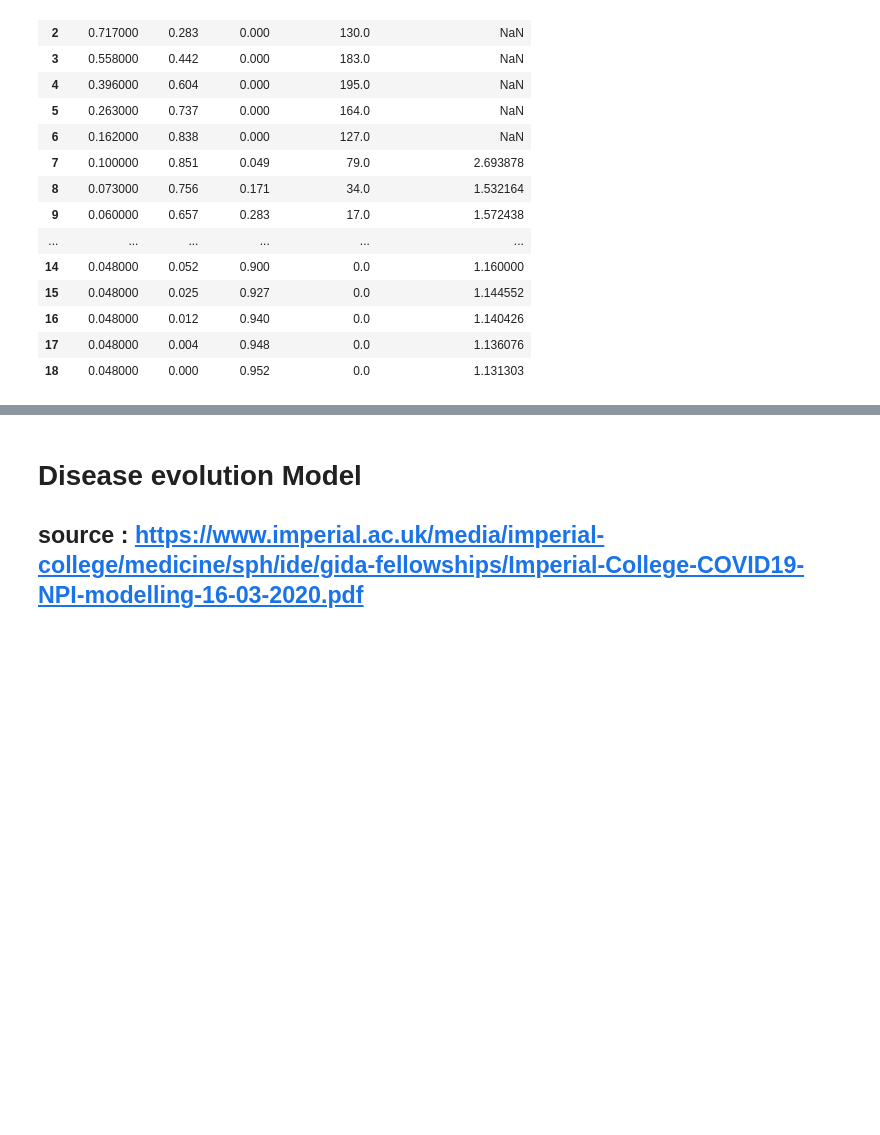
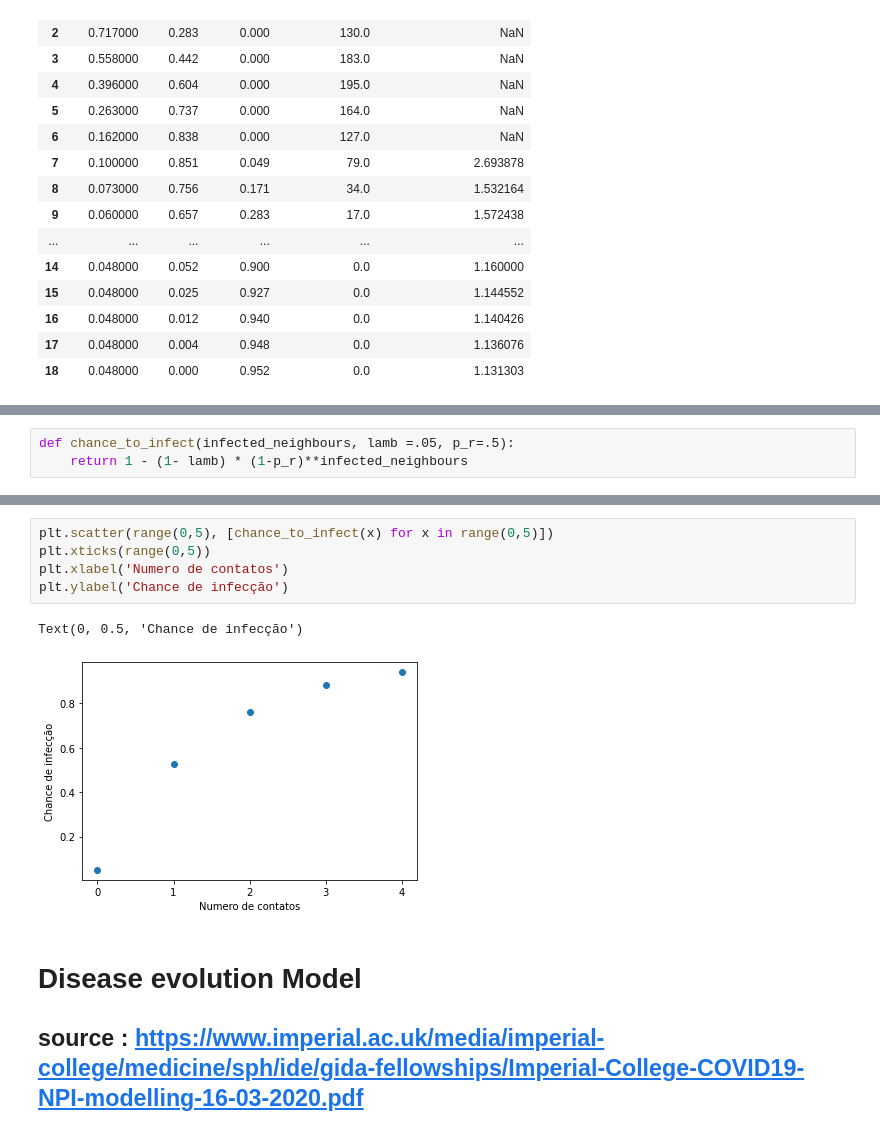
Before and after one commit to yambanis/CovidMDP, a Jupyter notebook: notebooks/spread_modeling/Relaxed Caveman Spread.ipynb, the cells around one changed output, grey strips where cells are left out. Saved outputs shown, nothing was run; the diff lists cells and outputs as text; blank space fills up the shorter version.

```diff
--- a/notebooks/spread_modeling/Relaxed Caveman Spread.ipynb
+++ b/notebooks/spread_modeling/Relaxed Caveman Spread.ipynb
@@ -199,0 +285,3 @@ time_series
+# %%
+def chance_to_infect(infected_neighbours, lamb =.05, p_r=.5):
+    return 1 - (1- lamb) * (1-p_r)**infected_neighbours
@@ -200,3 +297,11 @@ time_series
+# %%
+plt.scatter(range(0,5), [chance_to_infect(x) for x in range(0,5)])
+plt.xticks(range(0,5))
+plt.xlabel('Numero de contatos')
+plt.ylabel('Chance de infecção')
+# %% [output]
+Text(0, 0.5, 'Chance de infecção')
+[figure, added]
 # %% [markdown]
 # Disease evolution Model
 
```
Also changed, not shown: parts of 5 cells of this notebook.
